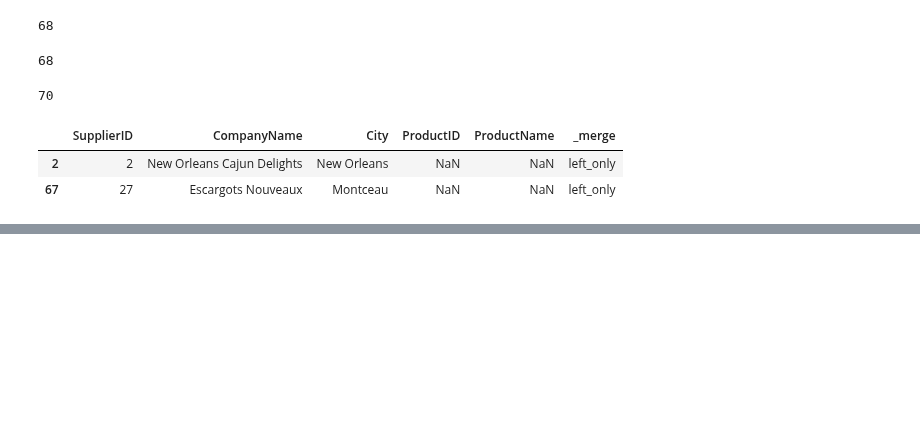
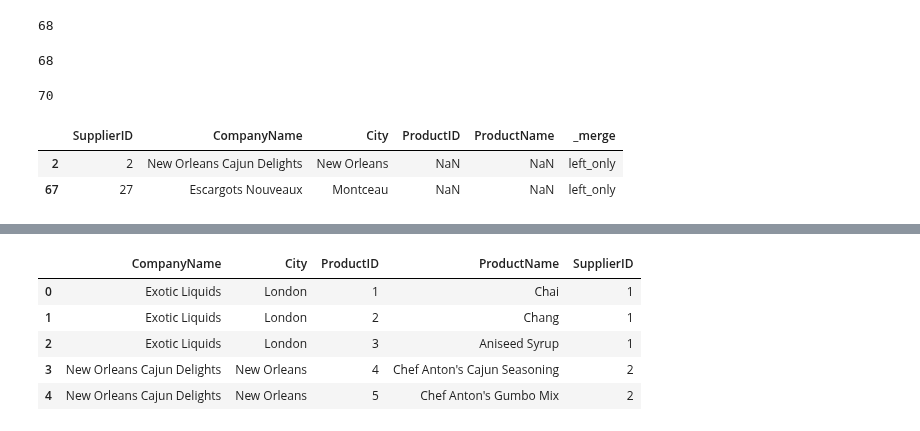
Before and after one commit to Byienio/Pandas_pg, a Jupyter notebook: MergningDataFrames.ipynb, the cells around one changed output, grey strips where cells are left out. Cells and saved outputs as stored; diff of their text form; code cells hidden in the pictures; blank space fills up the shorter version.

```diff
--- a/MergningDataFrames.ipynb
+++ b/MergningDataFrames.ipynb
@@ -257,0 +275,9 @@ sup_prod_left[sup_prod_left['_merge']=='left_only']
+# %%
+suppliers.merge(products,how='inner',left_index=True, right_on='SupplierID').head()
+# %% [output]
+|  | CompanyName | City | ProductID | ProductName | SupplierID |
+| 0 | Exotic Liquids | London | 1 | Chai | 1 |
+| 1 | Exotic Liquids | London | 2 | Chang | 1 |
+| 2 | Exotic Liquids | London | 3 | Aniseed Syrup | 1 |
+| 3 | New Orleans Cajun Delights | New Orleans | 4 | Chef Anton's Cajun Seasoning | 2 |
+| 4 | New Orleans Cajun Delights | New Orleans | 5 | Chef Anton's Gumbo Mix | 2 |
```
Also changed, not shown: parts of 13 cells of this notebook.
